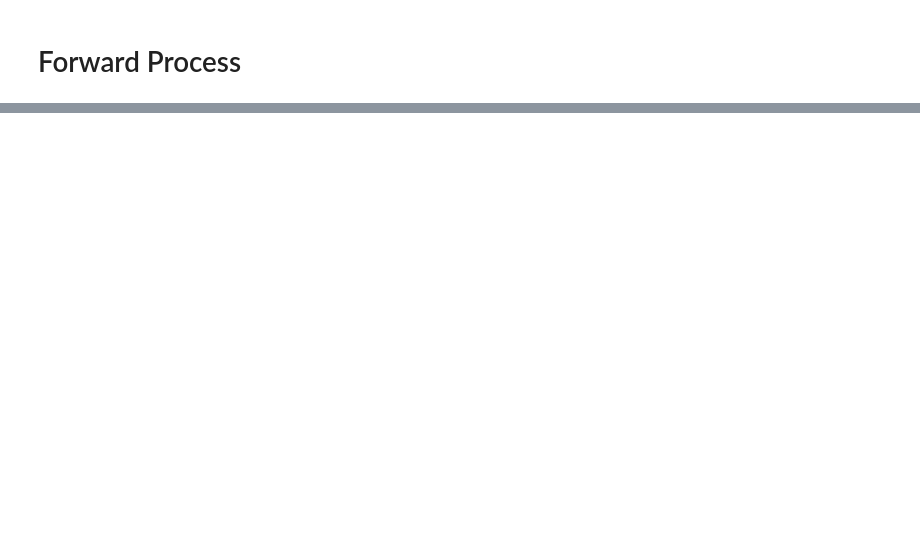
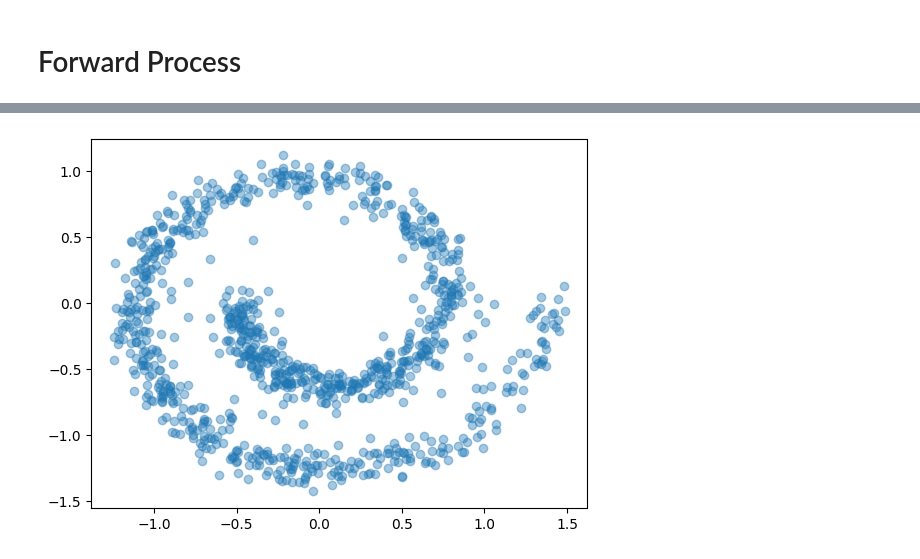
Before and after one commit to tvpian/Diffusion_Models, a Jupyter notebook: GenAI: Diffusion_Models.ipynb, the cells around one changed output, grey strips where cells are left out. Saved outputs shown, nothing was run; the diff lists cells and outputs as text; code cells hidden in the pictures; blank space fills up the shorter version.

```diff
--- a/GenAI: Diffusion_Models.ipynb
+++ b/GenAI: Diffusion_Models.ipynb
@@ -176,0 +263,8 @@ class DiffusionModel():
+# %%
+t = 20
+plt.scatter(samples[t-1][:,0].data.numpy(), samples[t-1][:,1].data.numpy(), alpha = 0.4)
+# plt.xlim([-2, 2])
+# plt.ylim([-2, 2])
+plt.show()
+# %% [output]
+[figure, added]
```
Also changed, not shown: parts of 19 cells of this notebook.
